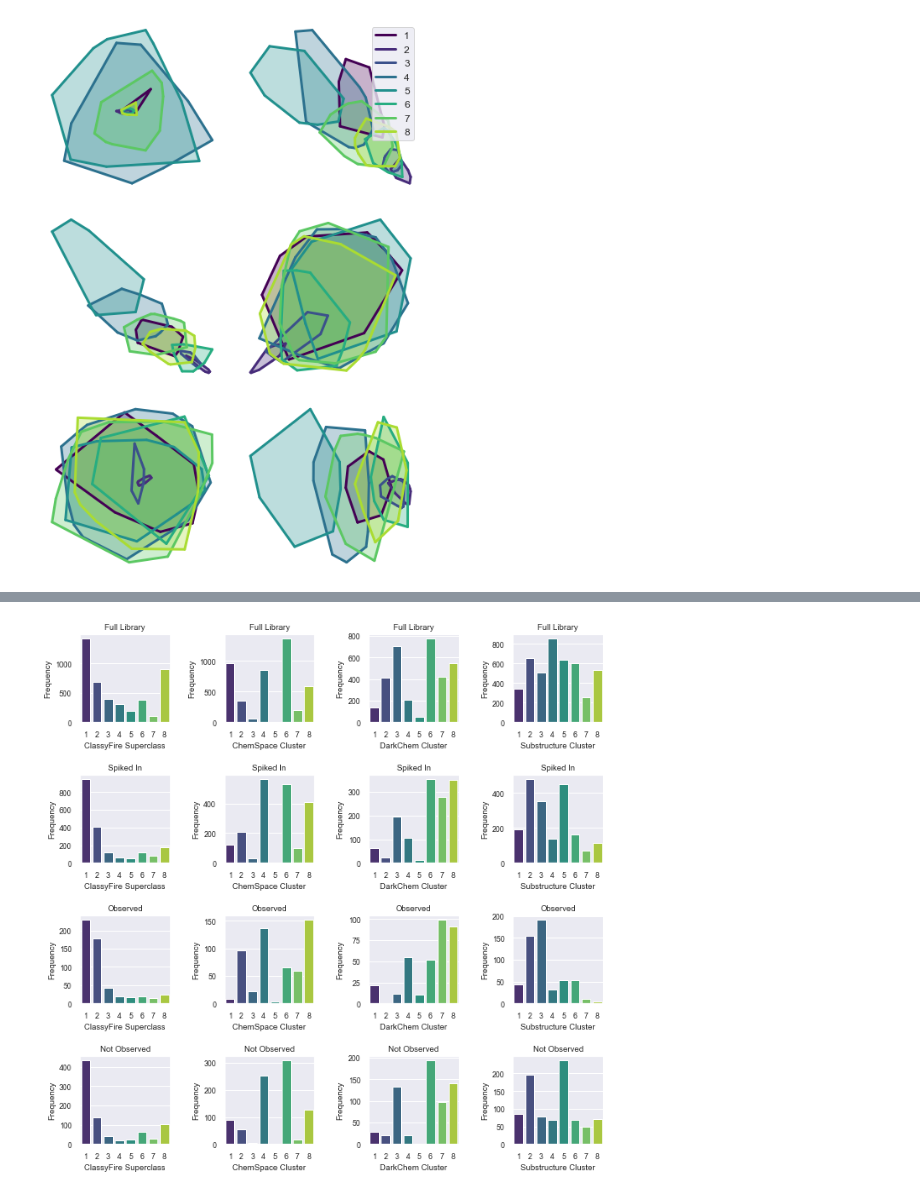
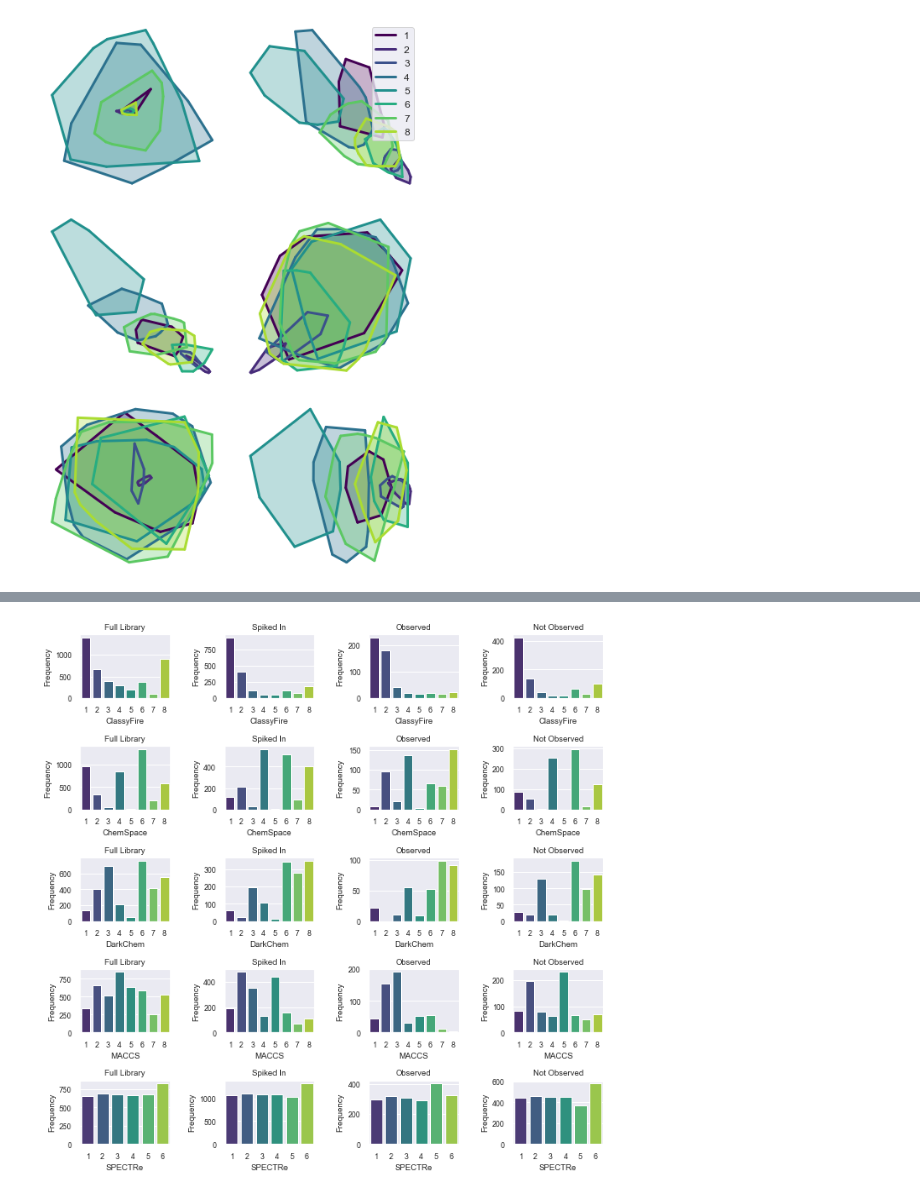
Before and after one commit to pnnl/chespa, a Jupyter notebook: gen_figures.ipynb, the cells around one changed output, grey strips where cells are left out. Saved outputs shown, nothing was run; the diff lists cells and outputs as text; code cells hidden in the pictures.

```diff
--- a/gen_figures.ipynb
+++ b/gen_figures.ipynb
@@ -160,17 +168,23 @@ danal.plot_bars_percent_method(datasets, totals, ylabel, names,
 # %%
 ## Counts for number of members in each group/cluster ##
-datasets = [cf_fulllib, cs_fulllib, dc_fulllib, ss_fulllib,
-            cf_spiked, cs_spiked, dc_spiked, ss_spiked,
-            cf_obs, cs_obs, dc_obs, ss_obs,
-            cf_notobs, cs_notobs, dc_notobs, ss_notobs]
-titles = ['Full Library', 'Full Library', 'Full Library', 'Full Library',
-          'Spiked In', 'Spiked In', 'Spiked In', 'Spiked In',
-          'Observed', 'Observed', 'Observed', 'Observed',
-          'Not Observed', 'Not Observed', 'Not Observed', 'Not Observed']
+datasets = [cf_fulllib, cs_fulllib, dc_fulllib, ms_fulllib, ss_fulllib,
+            cf_spiked, cs_spiked, dc_spiked, ms_spiked, ss_spiked,
+            cf_obs, cs_obs, dc_obs, ms_obs, ss_obs,
+            cf_notobs, cs_notobs, dc_notobs, ms_notobs, ss_notobs]
+datasets = [cf_fulllib, cf_spiked, cf_obs, cf_notobs,
+            cs_fulllib, cs_spiked, cs_obs, cs_notobs,
+            dc_fulllib, dc_spiked, dc_obs, dc_notobs,
+            ms_fulllib, ms_spiked, ms_obs, ms_notobs,
+            ss_fulllib, ss_spiked, ss_obs, ss_notobs]
+titles = ['Full Library', 'Spiked In', 'Observed', 'Not Observed',
+          'Full Library', 'Spiked In', 'Observed', 'Not Observed',
+          'Full Library', 'Spiked In', 'Observed', 'Not Observed',
+          'Full Library', 'Spiked In', 'Observed', 'Not Observed',
+          'Full Library', 'Spiked In', 'Observed', 'Not Observed']
 filename = os.path.join(savepath, 'barplot_counts')
-danal.plot_bar_counts_multi(datasets, 'Frequency', titles, ymax=None,
+danal.plot_bar_counts_multi(datasets, 'Frequency', titles, ymax=None, hspace=0.75,
                             filename=filename)
 # %% [output]
-[figure, old version]
+[figure, new version]
 # %%
 ## Properties for spiked in/observed/not observed, by group.cluster ##
```
Also changed, not shown: parts of 13 cells of this notebook, 4 other files.
